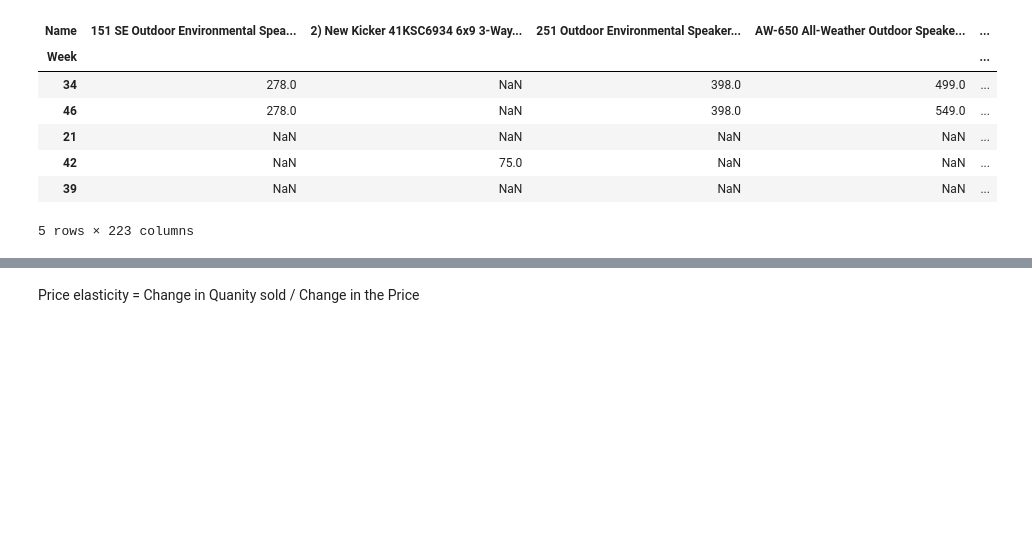
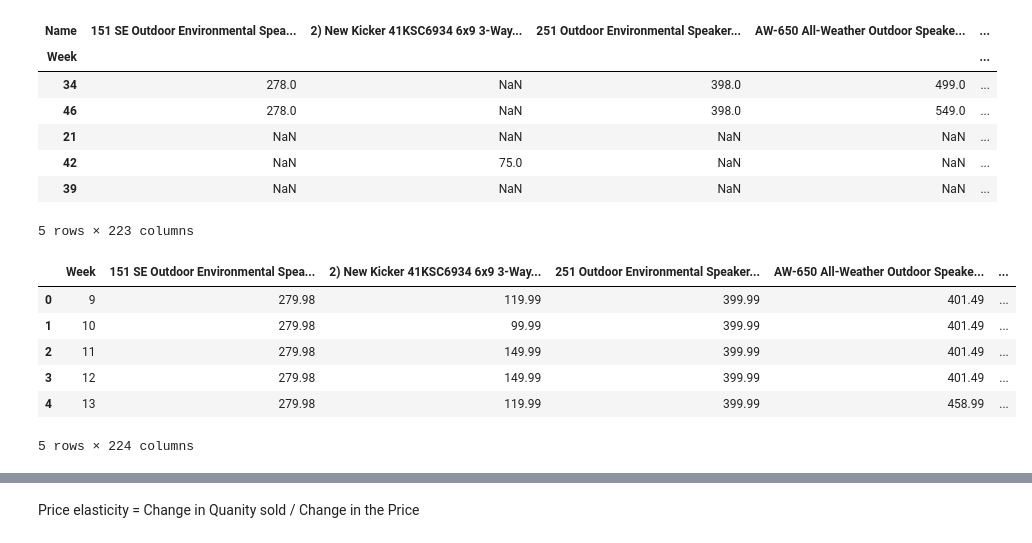
Before and after one commit to prasad-wakchoure/project, a Jupyter notebook: Siddharth/03-Model.ipynb, the cells around one changed output, grey strips where cells are left out. Drawn from its saved outputs; the diff is of its cells as text; code cells hidden in the pictures; blank space fills up the shorter version.

```diff
--- a/Siddharth/03-Model.ipynb
+++ b/Siddharth/03-Model.ipynb
@@ -96,6 +96,15 @@ Structure of DataFrame =  (42, 223)
 # %%
 # FOR X VALUES
 #Filling missing values with fillna + forward filling
 x_new_ = pd.DataFrame(x_new.to_records())
 x_new_.fillna(method='ffill', inplace=True)
 x_new_.fillna(method='bfill', inplace=True)
+x_new_.head(5)
+# %% [output]
+|  | Week | 151 SE Outdoor Environmental Spea... | 2) New Kicker 41KSC6934 6x9 3-Way... | 251 Outdoor Environmental Speaker... | AW-650 All-Weather Outdoor Speake... | ... |
+| 0 | 9 | 279.98 | 119.99 | 399.99 | 401.49 | ... |
+| 1 | 10 | 279.98 | 99.99 | 399.99 | 401.49 | ... |
+| 2 | 11 | 279.98 | 149.99 | 399.99 | 401.49 | ... |
+| 3 | 12 | 279.98 | 149.99 | 399.99 | 401.49 | ... |
+| 4 | 13 | 279.98 | 119.99 | 399.99 | 458.99 | ... |
+5 rows × 224 columns
```
Also changed, not shown: parts of 3 cells of this notebook.
